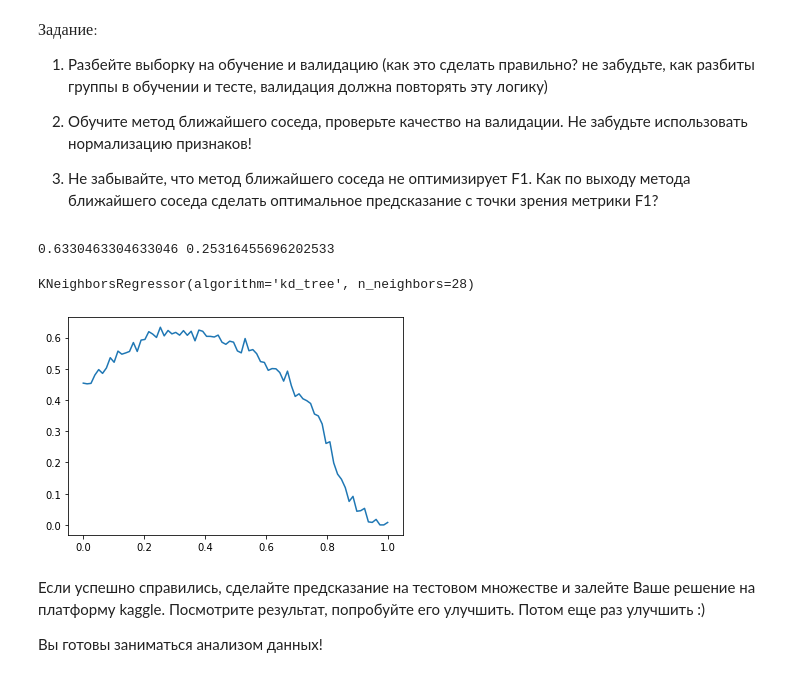
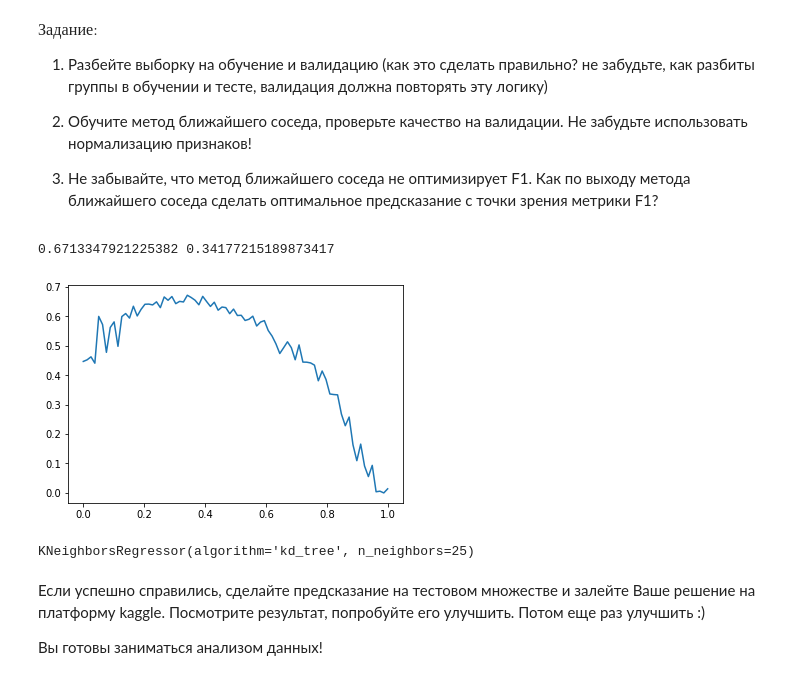
Before and after one commit to vid1525/ml2020-09, a Jupyter notebook: project.ipynb, the cells around one changed output. Drawn from its saved outputs; the diff is of its cells as text; code cells hidden in the pictures.

```diff
--- a/project.ipynb
+++ b/project.ipynb
@@ -59,4 +59,5 @@ filename = '1.dat'
 
 with codecs.open(path + filename, 'r', 'utf-8') as f:
     url = f.readline().strip()
-    title = BeautifulSoup(f, 'lxml').text
+    title = BeautifulSoup(f, 'lxml').title.text
+print(title)
@@ -215,36 +218,23 @@ plt.show()
 Теперь посчитаем общие слова для всех групп и всех веб-страниц. Как мы видели ранее, у аномалий максимум общих слов значительно меньше. Но чтобы подстраховаться от пары выбросов с одинаковыми словами в заголовке, возьмем не один максимум, а все топ-n значений. Например, как признаки для веб-страницы, возьмем значения топ-15  пересечений с другими страницами из группы.
 # %%
 import numpy as np
-#from sklearn.feature_extraction.text import TfidfVectorizer
 
-#vectorizer = TfidfVectorizer(max_features=50)
-#path = 'content/'
 y_train = []
 X_train = []
-#X_train = np.ndarray((0, 50))
 groups_train = []
-#cnt = 0
-#total = 0
+
+spec_words = {'на', 'в', 'и', 'а'}
+
 for new_group in traingroups_titledata:
     docs = traingroups_titledata[new_group]
+    targcnt = [0] * 2
     for k, (doc_id, title, target_id) in enumerate(docs):
-
-        #filename = str(doc_id) + '.dat'
-        #total += 1
-        #with codecs.open(path + filename, 'r', 'utf-8') as f:
-        #    url = f.readline().strip()
-        #    txt = title + ' ' + BeautifulSoup(f, 'lxml').text
-        #    if not(txt.strip()):
-        #        continue
-        #    txt = vectorizer.fit_transform([txt]).toarray()
-        #    if txt.shape[1] == 50:
-        #        X_train = np.vstack((X_train, txt))
-        #        y_train.append(target_id)
-        #        cnt += 1
-        y_train.append(target_id)
+        targcnt[target_id] += 1
         groups_train.append(new_group)
         all_dist = []
-        words = set(title.strip().split())
+        words = set([x.lower() if (re.findall(r'\b[a-zа-я0-9]*\b', x.lower()) and not(x.lower() in spec_words))
+                     else '' for x in title.strip().split()])
+
         for j in range(0, len(docs)):
             if k == j:
                 continue
@@ -252,7 +242,7 @@ for new_group in traingroups_titledata:
             words_j = set(title_j.strip().split())
             all_dist.append(len(words.intersection(words_j)))
         X_train.append(sorted(all_dist, reverse=True)[0:25])
-    #print(cnt, "/", total)
+        y_train.append(target_id)
 
 X_train = np.array(X_train)
 y_train = np.array(y_train)
@@ -289,41 +277,42 @@ from sklearn.neighbors import RadiusNeighborsTransformer
 # %%
 #нормализация признаков
 X_train = normalize(X_train, norm='l2', axis=1)
 
 cur = 0
 val = np.linspace(0, 1, 80)
 res = []
 index = 0
 for x in val: # x - пороговое значение
     #разделяем обучающую выборку на обучение и валидацию
     X_subtrain, X_validation, y_subtrain, y_validation = train_test_split(X_train, y_train, test_size = 0.3)
 
-    clf = KNeighborsRegressor(n_neighbors=28, algorithm='kd_tree')
+    clf = KNeighborsRegressor(n_neighbors=25, algorithm='kd_tree')
     clf.fit(X_subtrain, y_subtrain)
 
     y_validation_predict = clf.predict(X_validation)
     for i in np.where(y_validation_predict >= x):
         y_validation_predict[i] = 1
     for i in np.where(y_validation_predict < x):
         y_validation_predict[i] = 0
 
     #делаем предсказание
     #y_validation_predict = clf.predict(X_validation)
 
     #проверяем качество
     res.append(f1_score(y_validation, y_validation_predict))
     if res[-1] > res[index]:
         index = len(res) - 1
+
 plt.plot(val, res)
 print(res[index], val[index])
-
-
-clf = KNeighborsRegressor(n_neighbors=28, algorithm='kd_tree') # ЗДЕСЬ X_TRAIN а не X_SUBTRAIN
-clf.fit(X_train, y_train)
 # %% [output]
-0.6330463304633046 0.25316455696202533
+0.6713347921225382 0.34177215189873417
-KNeighborsRegressor(algorithm='kd_tree', n_neighbors=28)
-[figure, old version]
+[figure, new version]
+# %%
+clf = KNeighborsRegressor(n_neighbors=25, algorithm='kd_tree') # ЗДЕСЬ X_TRAIN а не X_SUBTRAIN
+clf.fit(X_train, y_train)
+# %% [output]
+KNeighborsRegressor(algorithm='kd_tree', n_neighbors=25)
 # %% [markdown]
 Если успешно справились, сделайте предсказание на тестовом множестве и залейте Ваше решение на платформу kaggle.  Посмотрите результат, попробуйте его улучшить. Потом еще раз улучшить :)
 
```
Also changed, not shown: parts of 4 cells of this notebook.
